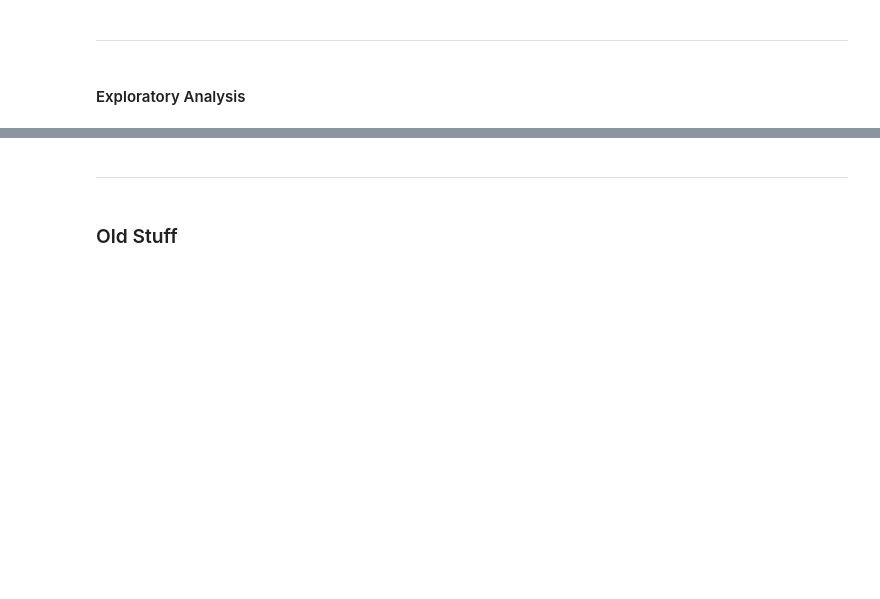
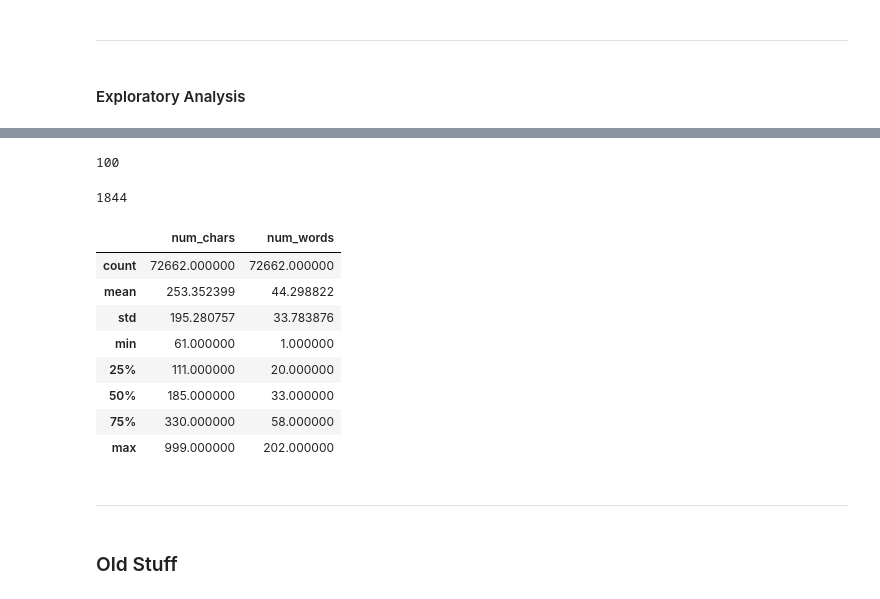
Before and after one commit to kgedney/author-id-project, a Jupyter notebook: reddit_collect_data.ipynb, the cells around one changed output, grey strips where cells are left out. Saved outputs shown, nothing was run; the diff lists cells and outputs as text; code cells hidden in the pictures; blank space fills up the shorter version.

```diff
--- a/reddit_collect_data.ipynb
+++ b/reddit_collect_data.ipynb
@@ -132,0 +192,5 @@ df['num_words'].max()
+# %%
+# 3. select authors who have written over 500 posts
+author_counts = pd.DataFrame(df_filtered['author'].value_counts())
+authors = list(author_counts.index[author_counts['author'] > 500])
+len(authors)
@@ -132,0 +199,2 @@ df['num_words'].max()
+# %%
+df_filtered = df_filtered[df_filtered['author'].isin(authors)]
@@ -132,0 +209,7 @@ df['num_words'].max()
+# %%
+# randomly subset to 100 authors
+import numpy as np
+authors_random = np.random.choice(authors, 100, replace=False)
+# %%
+# final filter
+df_filtered = df_filtered[df_filtered['author'].isin(authors_random)].reset_index(drop=True)
@@ -133,3 +219,24 @@ df['num_words'].max()
+# %%
+len(set(df_filtered['author']))
+# %% [output]
+100
+# %%
+# 1844 different subreddits!
+len(set(df_filtered.subreddit))
+# %% [output]
+1844
+# %%
+df_filtered.describe()
+# %% [output]
+|  | num_chars | num_words |
+| count | 72662.000000 | 72662.000000 |
+| mean | 253.352399 | 44.298822 |
+| std | 195.280757 | 33.783876 |
+| min | 61.000000 | 1.000000 |
+| 25% | 111.000000 | 20.000000 |
+| 50% | 185.000000 | 33.000000 |
+| 75% | 330.000000 | 58.000000 |
+| max | 999.000000 | 202.000000 |
 # %% [markdown]
 ***
 # %% [markdown]
```
Also changed, not shown: parts of 29 cells of this notebook, 1 other file.
